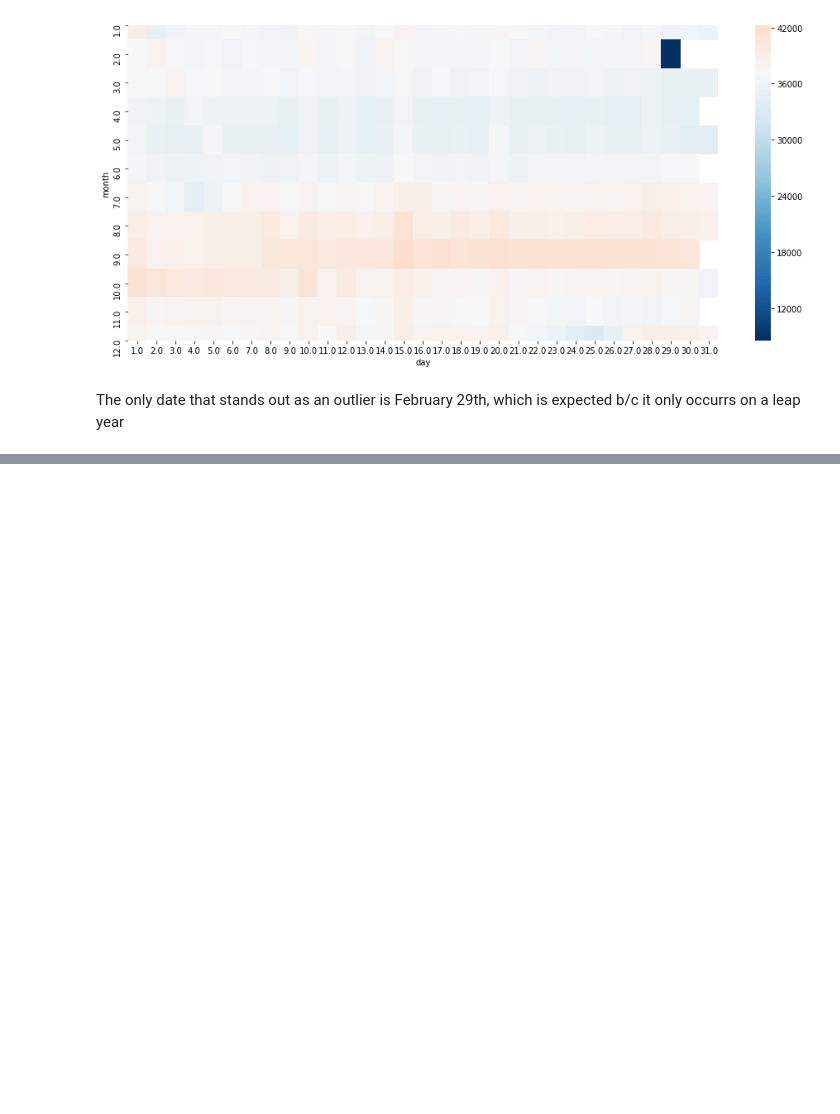
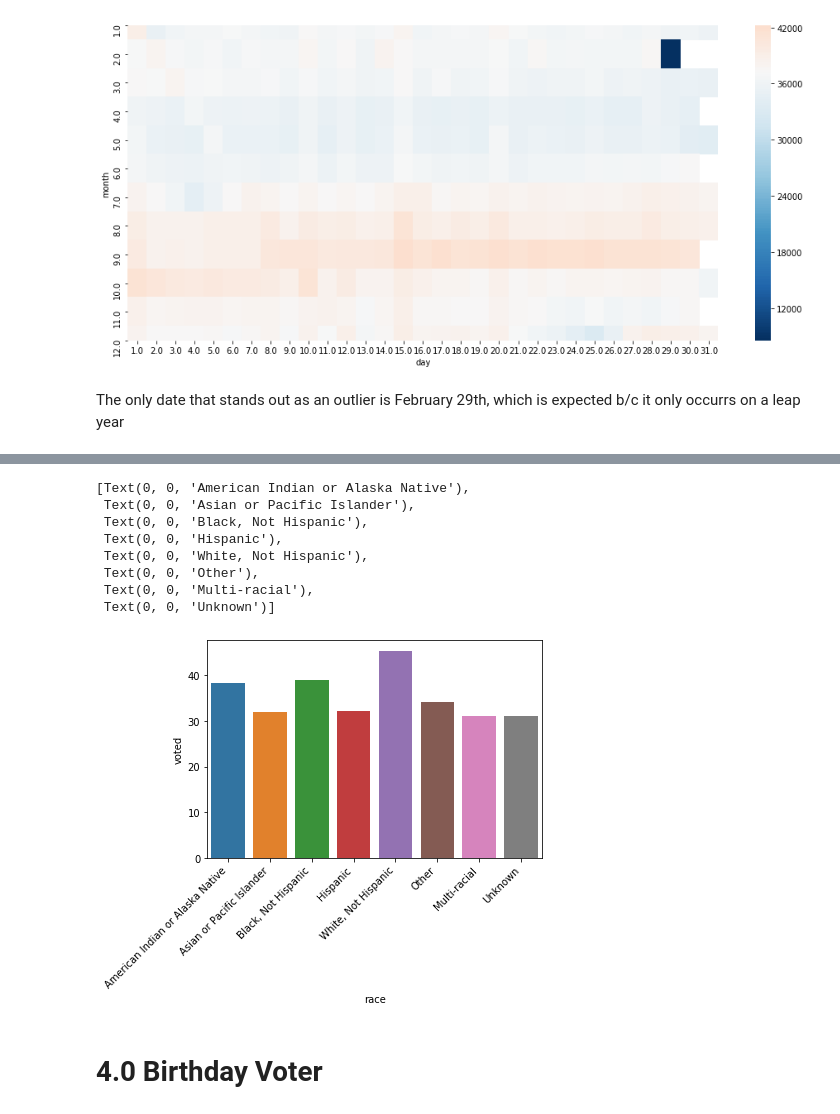
Before and after one commit to soodoku/birthday_voter, a Jupyter notebook: scripts/fl_voter_birthday.ipynb, the cells around one changed output, grey strips where cells are left out. Cells and saved outputs as stored; diff of their text form; code cells hidden in the pictures; blank space fills up the shorter version.

```diff
--- a/scripts/fl_voter_birthday.ipynb
+++ b/scripts/fl_voter_birthday.ipynb
@@ -417,0 +296,28 @@ plt.ylim(-1,.85)
+# %%
+turnout_groupby_race = df.groupby(['race']).voted.agg(['mean','count','sum']).reset_index().rename(columns={'mean': 'voted', 'count': 'n_total', 'sum': 'n_voters'})
+turnout_groupby_race['n_nonvoters'] = turnout_groupby_race.n_total - turnout_groupby_race.n_voters
+turnout_groupby_race['voted'] = turnout_groupby_race['voted']*100
+# %%
+turnout_groupby_race.race.replace({1: 'American Indian or Alaska Native',
+                                   2: 'Asian or Pacific Islander',
+                                   3: 'Black, Not Hispanic',
+                                   4: 'Hispanic',
+                                   5: 'White, Not Hispanic',
+                                   6: 'Other',
+                                   7: 'Multi-racial',
+                                   9: 'Unknown'}, inplace=True)
+# %%
+plt = sns.barplot(x='race', y='voted', data=turnout_groupby_race)
+plt.set_xticklabels(plt.get_xticklabels(), rotation=45, horizontalalignment='right')
+# %% [output]
+[Text(0, 0, 'American Indian or Alaska Native'),
+ Text(0, 0, 'Asian or Pacific Islander'),
+ Text(0, 0, 'Black, Not Hispanic'),
+ Text(0, 0, 'Hispanic'),
+ Text(0, 0, 'White, Not Hispanic'),
+ Text(0, 0, 'Other'),
+ Text(0, 0, 'Multi-racial'),
+ Text(0, 0, 'Unknown')]
+[figure, added]
+# %% [markdown]
+# 4.0 Birthday Voter
```
Also changed, not shown: parts of 116 cells of this notebook, 6 other files.
